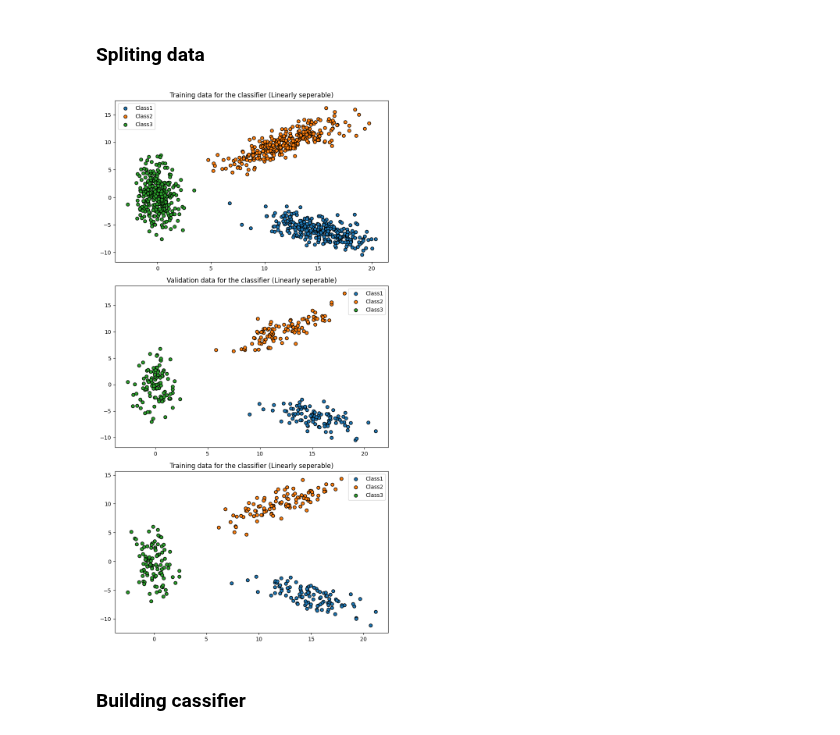
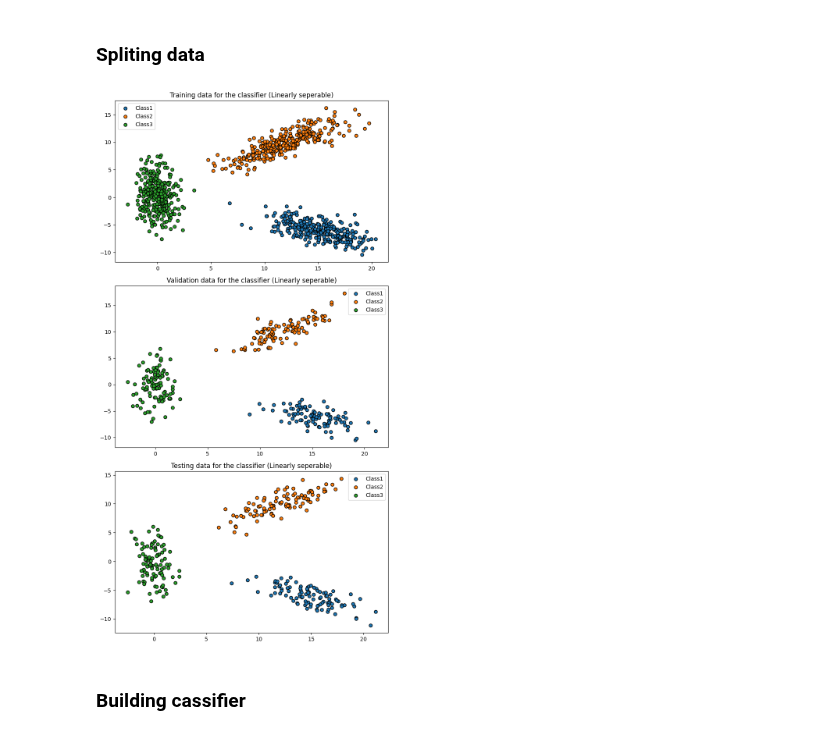
Before and after one commit to imraunav/Deep-Learning-and-Applications, a Jupyter notebook: Programming-Assignment-2(FCNN)/classification_linearData.ipynb, the cells around one changed output. Cells and saved outputs as stored; diff of their text form; code cells hidden in the pictures.

```diff
--- a/Programming-Assignment-2(FCNN)/classification_linearData.ipynb
+++ b/Programming-Assignment-2(FCNN)/classification_linearData.ipynb
@@ -50,29 +50,29 @@ class3_train, class3_valid, class3_test = train_test_split(class3_data)
 # %%
 plt.figure()
 plt.subplot(3,1,1)
 plt.scatter(class1_train[:, 0], class1_train[:, 1], edgecolors='black')
 plt.scatter(class2_train[:, 0], class2_train[:, 1], edgecolors='black')
 plt.scatter(class3_train[:, 0], class3_train[:, 1], edgecolors='black')
 plt.legend(['Class1', 'Class2', 'Class3'])
 plt.title('Training data for the classifier (Linearly seperable)')
 
 plt.subplot(3,1,2)
 plt.scatter(class1_valid[:, 0], class1_valid[:, 1], edgecolors='black')
 plt.scatter(class2_valid[:, 0], class2_valid[:, 1], edgecolors='black')
 plt.scatter(class3_valid[:, 0], class3_valid[:, 1], edgecolors='black')
 plt.legend(['Class1', 'Class2', 'Class3'])
 plt.title('Validation data for the classifier (Linearly seperable)')
 
 plt.subplot(3,1,3)
 plt.scatter(class1_test[:, 0], class1_test[:, 1], edgecolors='black')
 plt.scatter(class2_test[:, 0], class2_test[:, 1], edgecolors='black')
 plt.scatter(class3_test[:, 0], class3_test[:, 1], edgecolors='black')
 plt.legend(['Class1', 'Class2', 'Class3'])
-plt.title('Training data for the classifier (Linearly seperable)')
+plt.title('Testing data for the classifier (Linearly seperable)')
 plt.tight_layout(rect=[0, 0, 1.2, 3])
 plt.show()
 # %% [output]
-[figure, old version]
+[figure, new version]
 # %% [markdown]
 ### Building cassifier
 # %%
```
Also changed, not shown: 2 other files.
